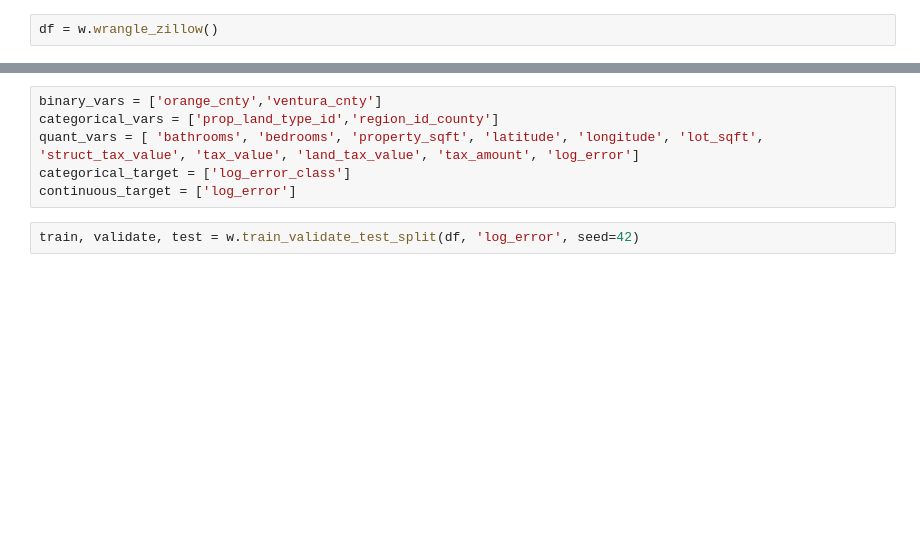
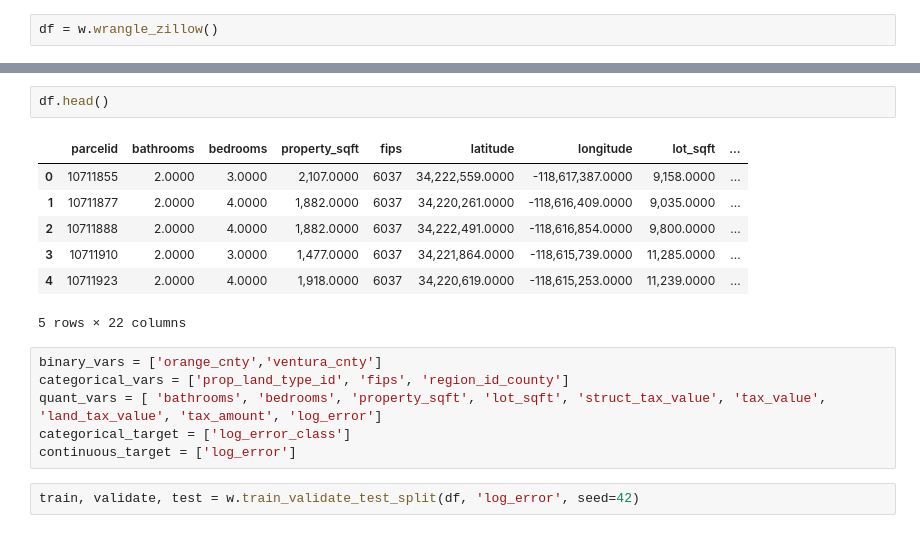
Before and after one commit to mdalton87/clustering-exercises, a Jupyter notebook: explore_zillow.ipynb, the cells around one changed output, grey strips where cells are left out. Drawn from its saved outputs; the diff is of its cells as text; blank space fills up the shorter version.

```diff
--- a/explore_zillow.ipynb
+++ b/explore_zillow.ipynb
@@ -59,8 +59,18 @@ list(df.columns)
  'log_error_class']
+# %%
+df.head()
+# %% [output]
+|  | parcelid | bathrooms | bedrooms | property_sqft | fips | latitude | longitude | lot_sqft | ... |
+| 0 | 10711855 | 2.0000 | 3.0000 | 2,107.0000 | 6037 | 34,222,559.0000 | -118,617,387.0000 | 9,158.0000 | ... |
+| 1 | 10711877 | 2.0000 | 4.0000 | 1,882.0000 | 6037 | 34,220,261.0000 | -118,616,409.0000 | 9,035.0000 | ... |
+| 2 | 10711888 | 2.0000 | 4.0000 | 1,882.0000 | 6037 | 34,222,491.0000 | -118,616,854.0000 | 9,800.0000 | ... |
+| 3 | 10711910 | 2.0000 | 3.0000 | 1,477.0000 | 6037 | 34,221,864.0000 | -118,615,739.0000 | 11,285.0000 | ... |
+| 4 | 10711923 | 2.0000 | 4.0000 | 1,918.0000 | 6037 | 34,220,619.0000 | -118,615,253.0000 | 11,239.0000 | ... |
+5 rows × 22 columns
 # %%
 binary_vars = ['orange_cnty','ventura_cnty']
-categorical_vars = ['prop_land_type_id','region_id_county']
-quant_vars = [ 'bathrooms', 'bedrooms', 'property_sqft', 'latitude', 'longitude', 'lot_sqft', 'struct_tax_value', 'tax_value', 'land_tax_value', 'tax_amount', 'log_error']
+categorical_vars = ['prop_land_type_id', 'fips', 'region_id_county']
+quant_vars = [ 'bathrooms', 'bedrooms', 'property_sqft', 'lot_sqft', 'struct_tax_value', 'tax_value', 'land_tax_value', 'tax_amount', 'log_error']
 categorical_target = ['log_error_class']
 continuous_target = ['log_error']
 # %%
```
Also changed, not shown: parts of 9 cells of this notebook, 2 other files.
